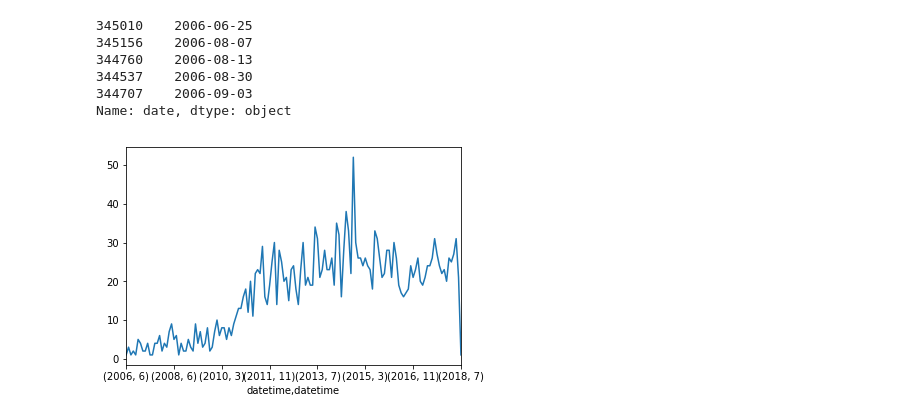
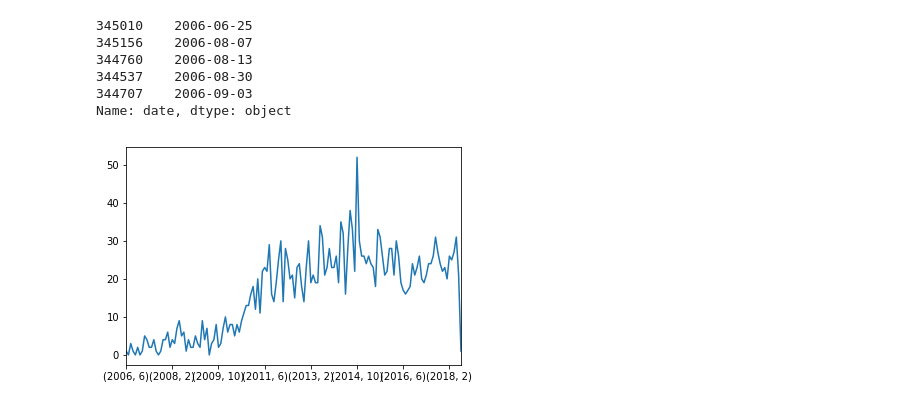
Before and after one commit to ChrisIck/DS101_Project, a Jupyter notebook: AZ exploration.ipynb, the cells around one changed output. Drawn from its saved outputs; the diff is of its cells as text; code cells hidden in the pictures.

```diff
--- a/AZ exploration.ipynb
+++ b/AZ exploration.ipynb
@@ -30,9 +43,3 @@ top_reviews_sorted.head()['date']
 344537    2006-08-30
 344707    2006-09-03
 Name: date, dtype: object
-# %%
-top_reviews_date = top_reviews.assign(datetime = pd.to_datetime(top_reviews_sorted['date'])).drop(labels=['date'], axis = 'columns')
-groupbymonth = top_reviews_date.groupby([top_reviews_date['datetime'].dt.year,top_reviews_date['datetime'].dt.month]).count()['business_id'].plot()
-plt.show()
-# %% [output]
-[figure, removed]
@@ -47,0 +46,21 @@ def plot_by_month(df, business_id):
+# %%
+top_reviews_date = top_reviews.assign(datetime = pd.to_datetime(top_reviews_sorted['date'])).drop(labels=['date'], axis = 'columns')
+
+
+top_reviews_reindexed = top_reviews_date.set_index('datetime').sort_index()
+top_reviews_reindexed.index = top_reviews_reindexed.index.map(lambda t: t.replace(day=1))
+
+min_date = pd.Timestamp(top_reviews_reindexed.index.min())
+max_date = pd.Timestamp(top_reviews_reindexed.index.max())
+dates = [dt for dt in rrule(MONTHLY, dtstart=min_date, until=max_date)]
+date_frame = pd.DataFrame(dates, columns = ['datetime']).set_index('datetime')
+
+all_dates = date_frame.join(top_reviews_reindexed)
+
+
+groupbymonth = all_dates.groupby([all_dates.index.year, all_dates.index.month])
+
+groupbymonth['business_id'].count().plot()
+plt.show()
+# %% [output]
+[figure, added]
```
Also changed, not shown: parts of 9 cells of this notebook.
